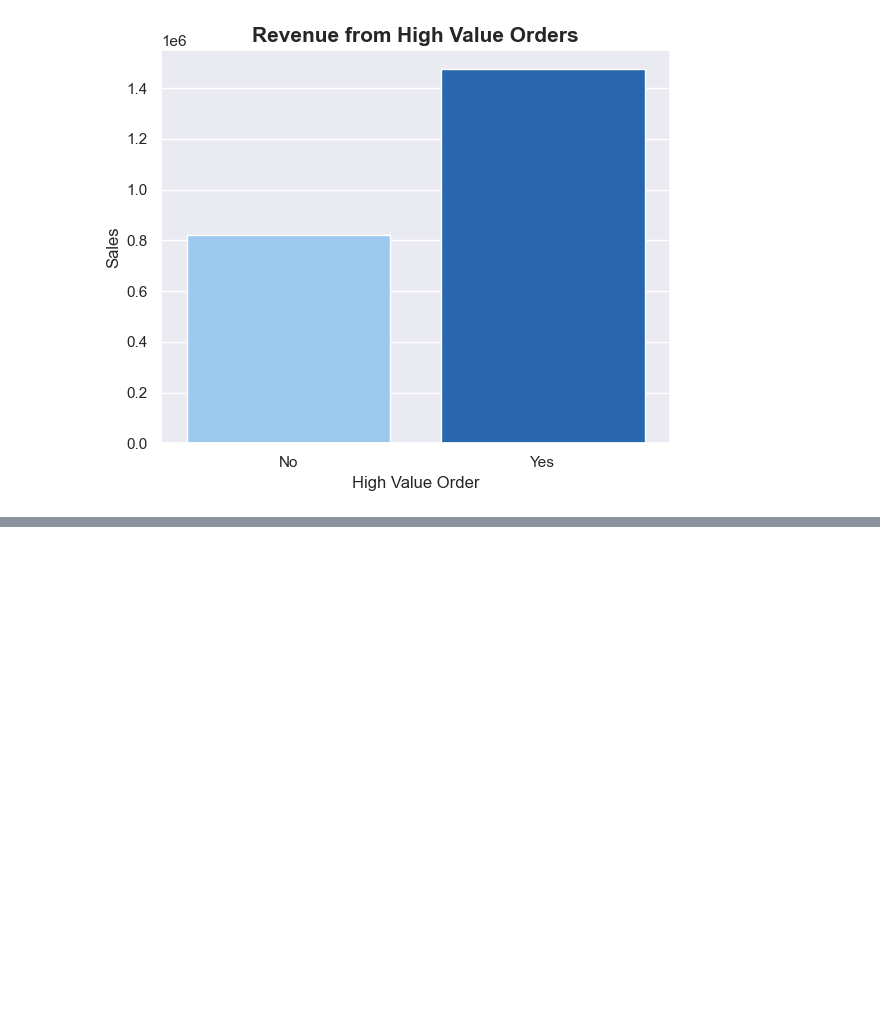
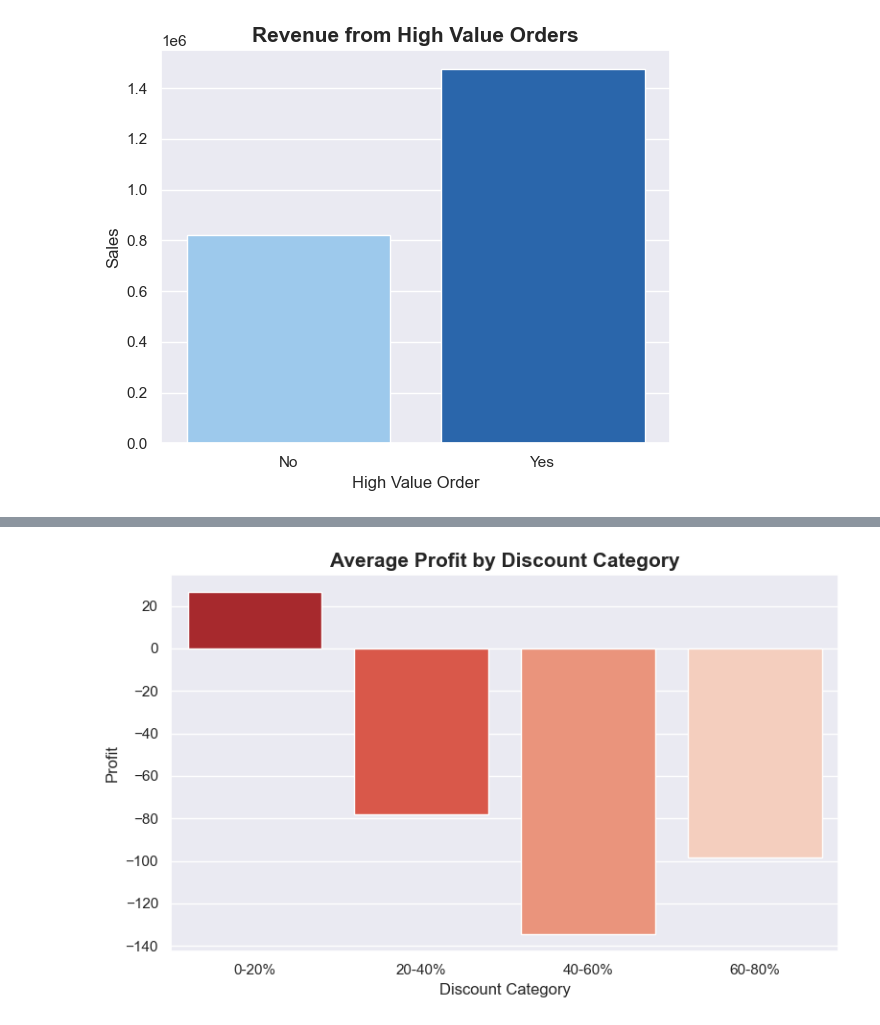
Before and after one commit to PriyaSumbria/ecommerce-sales-analytics-dashboard, a Jupyter notebook: Notebooks/ecommerce_sales_analysis.ipynb, the cells around one changed output, grey strips where cells are left out. Drawn from its saved outputs; the diff is of its cells as text; code cells hidden in the pictures; blank space fills up the shorter version.

```diff
--- a/Notebooks/ecommerce_sales_analysis.ipynb
+++ b/Notebooks/ecommerce_sales_analysis.ipynb
@@ -834,0 +862,38 @@ plt.show()
+# %%
+#create discount buckets
+discount_labels = ["0-20%","20-40%","40-60%","60-80%"]
+
+df["Discount Category"] = pd.cut(
+    df["Discount"],
+    bins=[0,0.2,0.4,0.6,0.8],
+    labels=discount_labels
+)
+# %%
+#aggregate
+discount_profit = (
+    df.groupby("Discount Category", observed=False)["Profit"]
+      .mean()
+      .reset_index()
+)
+# %%
+#visuaization
+plt.figure(figsize=(8,5))
+
+sns.barplot(
+    data=discount_profit,
+    x="Discount Category",
+    y="Profit",
+    hue="Discount Category",
+    palette="Reds_r",
+    legend=False
+)
+
+plt.title("Average Profit by Discount Category", fontsize=15, weight="bold")
+
+plt.tight_layout()
+
+plt.savefig("../images/discount_category_profit.png", dpi=300)
+
+plt.show()
+# %% [output]
+[figure, added]
```
Also changed, not shown: parts of 30 cells of this notebook, 11 other files.
